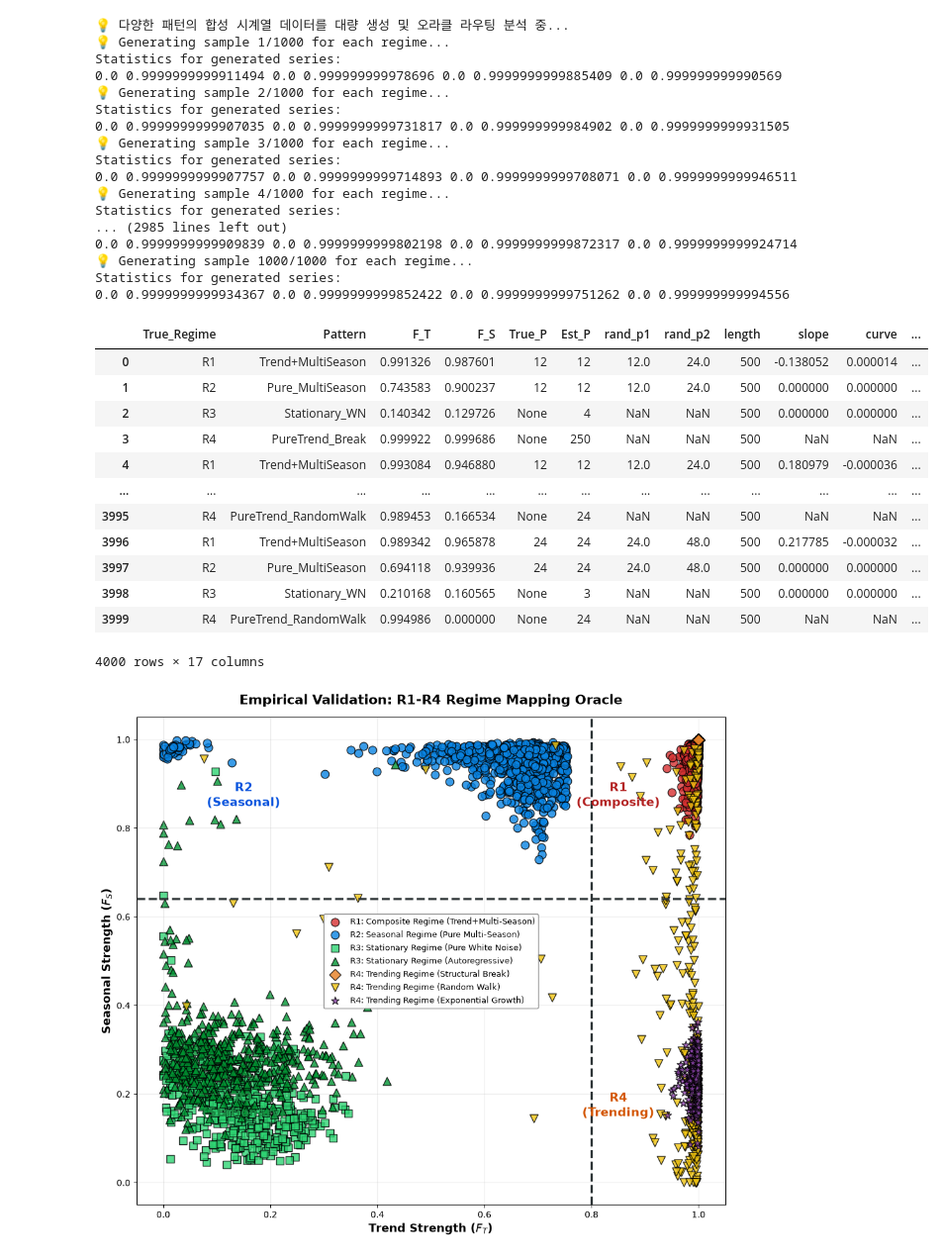
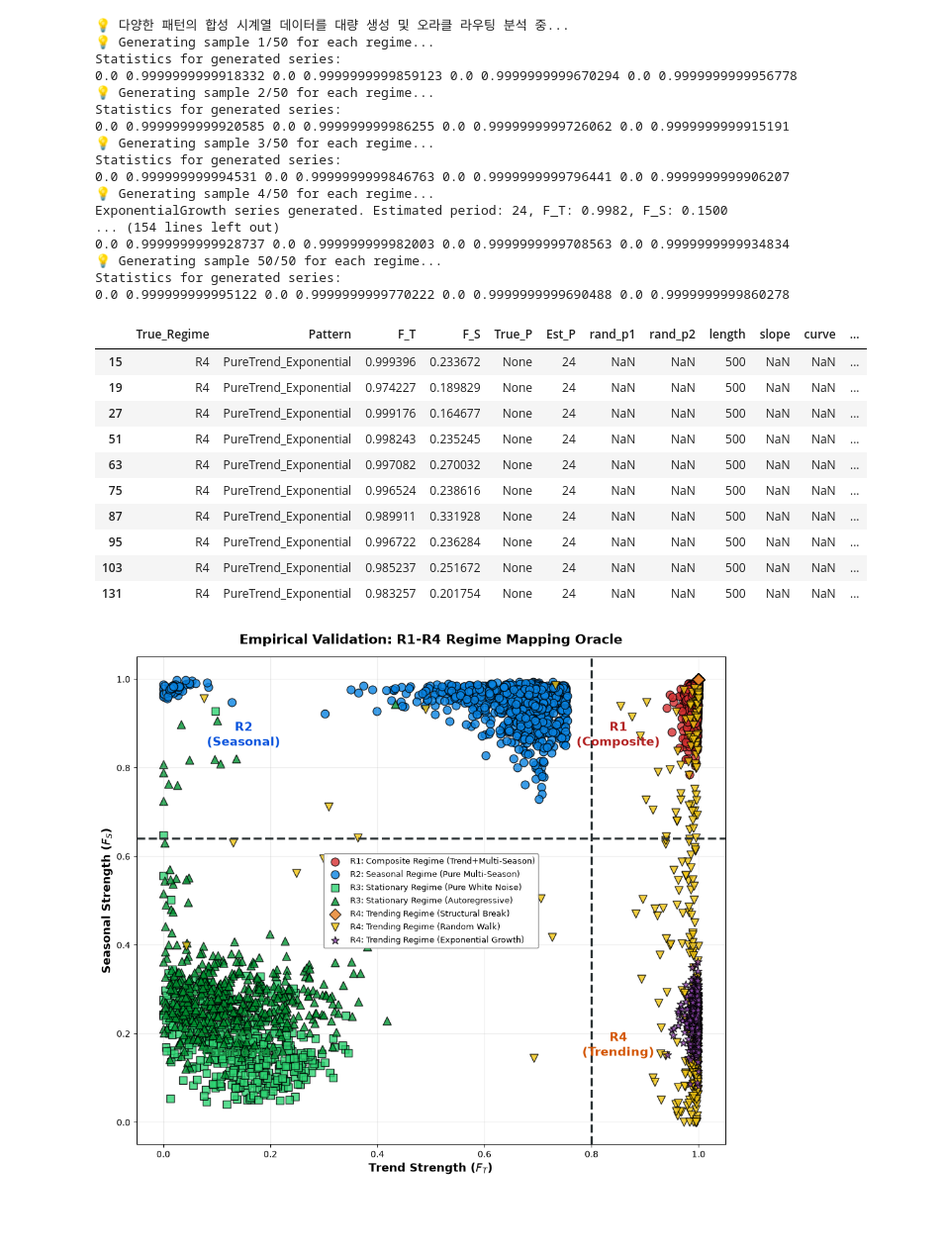
Before and after one commit to wayne0831/TSFM_Ops, a Jupyter notebook: src/temp/evalute_ft_fs.ipynb, the cells around one changed output. Shown at 99% size. Saved outputs shown, nothing was run; the diff lists cells and outputs as text; code cells hidden in the pictures; blank space fills up the shorter version.

```diff
--- a/src/temp/evalute_ft_fs.ipynb
+++ b/src/temp/evalute_ft_fs.ipynb
@@ -195,6 +195,9 @@ def generate_extensive_synthetic_dataset(n_samples_per_q=50, length=500):
         # 2. 지표 계산 함수에는 이미 스케일링된 데이터를 전달
         ft, fs, p_est = calculate_quadrant_metrics(q4_series_scaled)
 
+        if trend_type == 'Exponential':
+            print(f'ExponentialGrowth series generated. Estimated period: {p_est}, F_T: {ft:.4f}, F_S: {fs:.4f}')
+
         data_records.append({
             'True_Regime': 'R4', 'Pattern': f'PureTrend_{trend_type}', 'F_T': ft, 'F_S': fs, 'True_P': 'None', 'Est_P': p_est,
             'rand_p1': None, 'rand_p2': None, 'length': length, 'slope': None, 'curve': None,
@@ -215,41 +218,39 @@ def generate_extensive_synthetic_dataset(n_samples_per_q=50, length=500):
 # 1. 시뮬레이션 데이터 생성 (각 사분면별 10000개, 총 40000개 시퀀스)
 # ==========================================
 print("💡 다양한 패턴의 합성 시계열 데이터를 대량 생성 및 오라클 라우팅 분석 중...")
-df_exp_results = generate_extensive_synthetic_dataset(n_samples_per_q=1000, length=500)
+df_exp_results = generate_extensive_synthetic_dataset(n_samples_per_q=50, length=500)
 # %% [output]
 💡 다양한 패턴의 합성 시계열 데이터를 대량 생성 및 오라클 라우팅 분석 중...
-💡 Generating sample 1/1000 for each regime...
+💡 Generating sample 1/50 for each regime...
 Statistics for generated series:
-0.0 0.9999999999911494 0.0 0.999999999978696 0.0 0.9999999999885409 0.0 0.999999999990569
-💡 Generating sample 2/1000 for each regime...
+0.0 0.9999999999918332 0.0 0.9999999999859123 0.0 0.9999999999670294 0.0 0.9999999999956778
+💡 Generating sample 2/50 for each regime...
 Statistics for generated series:
-0.0 0.9999999999907035 0.0 0.9999999999731817 0.0 0.999999999984902 0.0 0.9999999999931505
-💡 Generating sample 3/1000 for each regime...
+0.0 0.9999999999920585 0.0 0.999999999986255 0.0 0.9999999999726062 0.0 0.9999999999915191
+💡 Generating sample 3/50 for each regime...
 Statistics for generated series:
-0.0 0.9999999999907757 0.0 0.9999999999714893 0.0 0.9999999999708071 0.0 0.9999999999946511
-💡 Generating sample 4/1000 for each regime...
+0.0 0.999999999994531 0.0 0.9999999999846763 0.0 0.9999999999796441 0.0 0.9999999999906207
+💡 Generating sample 4/50 for each regime...
+ExponentialGrowth series generated. Estimated period: 24, F_T: 0.9982, F_S: 0.1500
+... (154 lines left out)
+0.0 0.9999999999928737 0.0 0.999999999982003 0.0 0.9999999999708563 0.0 0.9999999999934834
+💡 Generating sample 50/50 for each regime...
 Statistics for generated series:
-... (2985 lines left out)
-0.0 0.9999999999909839 0.0 0.9999999999802198 0.0 0.9999999999872317 0.0 0.9999999999924714
-💡 Generating sample 1000/1000 for each regime...
-Statistics for generated series:
-0.0 0.9999999999934367 0.0 0.9999999999852422 0.0 0.9999999999751262 0.0 0.999999999994556
+0.0 0.999999999995122 0.0 0.9999999999770222 0.0 0.9999999999690488 0.0 0.9999999999860278
 # %%
-df_exp_results
+df_exp_results[df_exp_results['Pattern'].str.contains('Exponential')].head(10)
 # %% [output]
 |  | True_Regime | Pattern | F_T | F_S | True_P | Est_P | rand_p1 | rand_p2 | length | slope | curve | ... |
-| 0 | R1 | Trend+MultiSeason | 0.991326 | 0.987601 | 12 | 12 | 12.0 | 24.0 | 500 | -0.138052 | 0.000014 | ... |
-| 1 | R2 | Pure_MultiSeason | 0.743583 | 0.900237 | 12 | 12 | 12.0 | 24.0 | 500 | 0.000000 | 0.000000 | ... |
-| 2 | R3 | Stationary_WN | 0.140342 | 0.129726 | None | 4 | NaN | NaN | 500 | 0.000000 | 0.000000 | ... |
-| 3 | R4 | PureTrend_Break | 0.999922 | 0.999686 | None | 250 | NaN | NaN | 500 | NaN | NaN | ... |
-| 4 | R1 | Trend+MultiSeason | 0.993084 | 0.946880 | 12 | 12 | 12.0 | 24.0 | 500 | 0.180979 | -0.000036 | ... |
-| ... | ... | ... | ... | ... | ... | ... | ... | ... | ... | ... | ... | ... |
-| 3995 | R4 | PureTrend_RandomWalk | 0.989453 | 0.166534 | None | 24 | NaN | NaN | 500 | NaN | NaN | ... |
-| 3996 | R1 | Trend+MultiSeason | 0.989342 | 0.965878 | 24 | 24 | 24.0 | 48.0 | 500 | 0.217785 | -0.000032 | ... |
-| 3997 | R2 | Pure_MultiSeason | 0.694118 | 0.939936 | 24 | 24 | 24.0 | 48.0 | 500 | 0.000000 | 0.000000 | ... |
-| 3998 | R3 | Stationary_WN | 0.210168 | 0.160565 | None | 3 | NaN | NaN | 500 | 0.000000 | 0.000000 | ... |
-| 3999 | R4 | PureTrend_RandomWalk | 0.994986 | 0.000000 | None | 24 | NaN | NaN | 500 | NaN | NaN | ... |
+| 15 | R4 | PureTrend_Exponential | 0.999396 | 0.233672 | None | 24 | NaN | NaN | 500 | NaN | NaN | ... |
+| 19 | R4 | PureTrend_Exponential | 0.974227 | 0.189829 | None | 24 | NaN | NaN | 500 | NaN | NaN | ... |
+| 27 | R4 | PureTrend_Exponential | 0.999176 | 0.164677 | None | 24 | NaN | NaN | 500 | NaN | NaN | ... |
+| 51 | R4 | PureTrend_Exponential | 0.998243 | 0.235245 | None | 24 | NaN | NaN | 500 | NaN | NaN | ... |
+| 63 | R4 | PureTrend_Exponential | 0.997082 | 0.270032 | None | 24 | NaN | NaN | 500 | NaN | NaN | ... |
+| 75 | R4 | PureTrend_Exponential | 0.996524 | 0.238616 | None | 24 | NaN | NaN | 500 | NaN | NaN | ... |
+| 87 | R4 | PureTrend_Exponential | 0.989911 | 0.331928 | None | 24 | NaN | NaN | 500 | NaN | NaN | ... |
+| 95 | R4 | PureTrend_Exponential | 0.996722 | 0.236284 | None | 24 | NaN | NaN | 500 | NaN | NaN | ... |
+| 103 | R4 | PureTrend_Exponential | 0.985237 | 0.251672 | None | 24 | NaN | NaN | 500 | NaN | NaN | ... |
+| 131 | R4 | PureTrend_Exponential | 0.983257 | 0.201754 | None | 24 | NaN | NaN | 500 | NaN | NaN | ... |
-4000 rows × 17 columns
 # %%
 # 0625
 df_exp_results.to_csv('../../results/temp/synthetic_quadrant_dataset_per1000_0625.csv', index=False)
```
Also changed, not shown: 1 other file.
